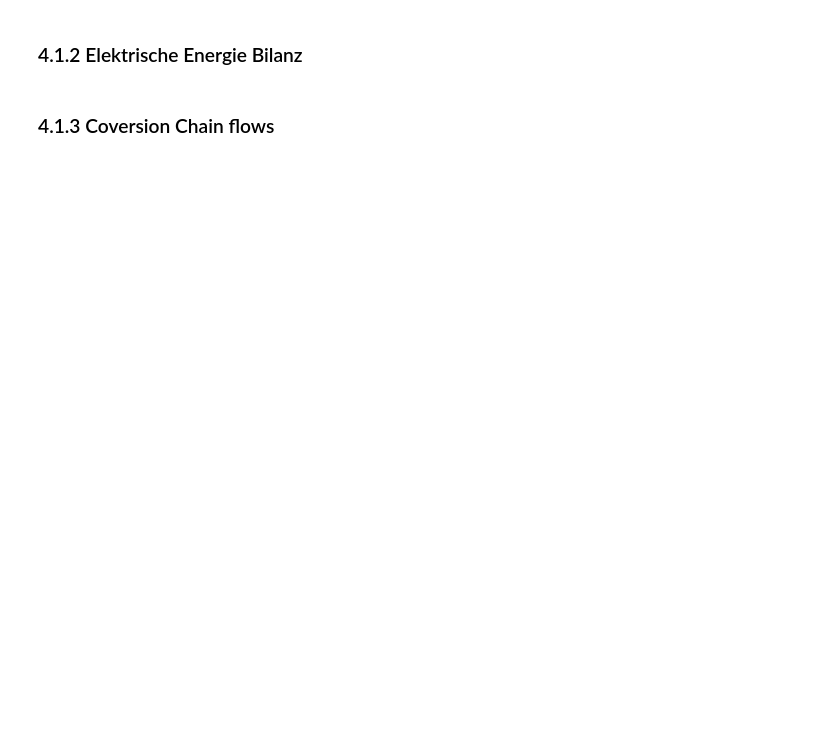
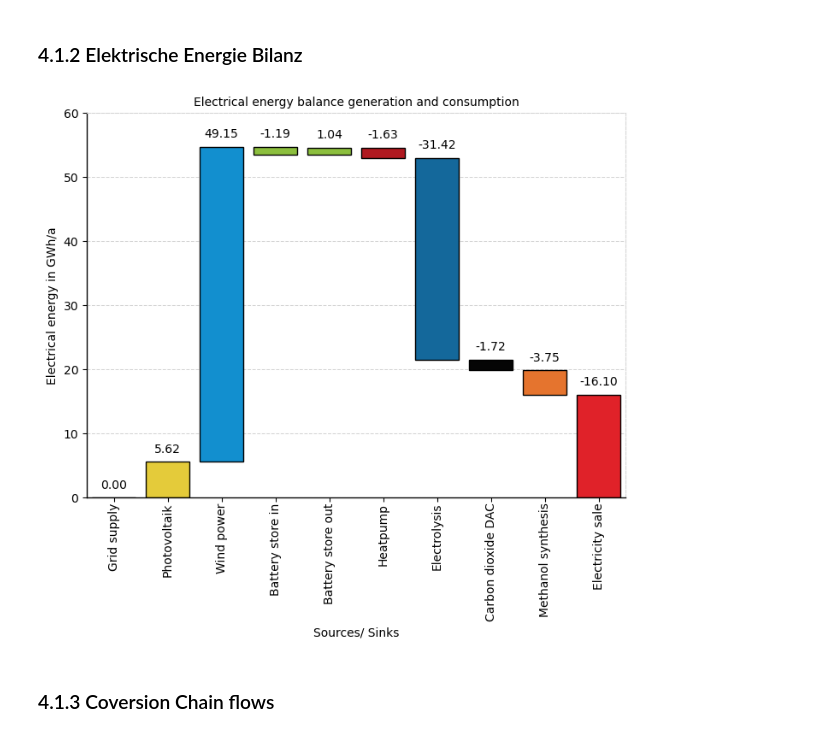
Before and after one commit to michaelheberl/FENES_P2X, a Jupyter notebook: Methanol/Methanol_DAC_Greenfield_Memmingen/Modell_Methanol_DAC_Greenfield_Memmingen.ipynb, the cells around one changed output. Drawn from its saved outputs; the diff is of its cells as text; code cells hidden in the pictures; blank space fills up the shorter version.

```diff
--- a/Methanol/Methanol_DAC_Greenfield_Memmingen/Modell_Methanol_DAC_Greenfield_Memmingen.ipynb
+++ b/Methanol/Methanol_DAC_Greenfield_Memmingen/Modell_Methanol_DAC_Greenfield_Memmingen.ipynb
@@ -1360,34 +1395,36 @@ ax.spines['bottom'].set_linewidth(1)
 ax.spines['left'].set_color('black')
 ax.spines['left'].set_linewidth(1)
 
 ax.spines['right'].set_color('lightgray')
 ax.spines['right'].set_linewidth(0.75)
 ax.spines['right'].set_linestyle("--")
 
 plt.margins(0)
 ax.margins(0)
 ax.set_position([0.05, 0.05, 0.9, 0.9])
 ax.set_axisbelow(True)
 
 plt.ylim(min(running_total), max(running_total) + 5)
 plt.xlim(-0.5, 9.5)
-plt.ylim(0,50)
+plt.ylim(0,60)
 
 plt.title("Electrical energy balance generation and consumption", fontsize=10)
 plt.ylabel("Electrical energy in GWh/a", fontsize=10)
 plt.xlabel("Sources/ Sinks")
 
 plt.grid(which='major', axis='y', linestyle='--', linewidth=0.75, color='lightgray')
 plt.grid(which='minor', linestyle=':', linewidth=0.25, color='lightgray')
 
 plt.tick_params(axis='x', labelsize=10, rotation=90, pad=1)
 plt.tick_params(axis='y', labelsize=10, rotation=0)
 
 
 
 plt.savefig("Bilder/calc_strombilanz_wasserfall.png", dpi=300, bbox_inches='tight')
 
 plt.show()
+# %% [output]
+[figure, added]
 # %% [markdown]
 ### 4.1.3 Coversion Chain flows
 # %%
```
Also changed, not shown: parts of 44 cells of this notebook, 4 other files.
